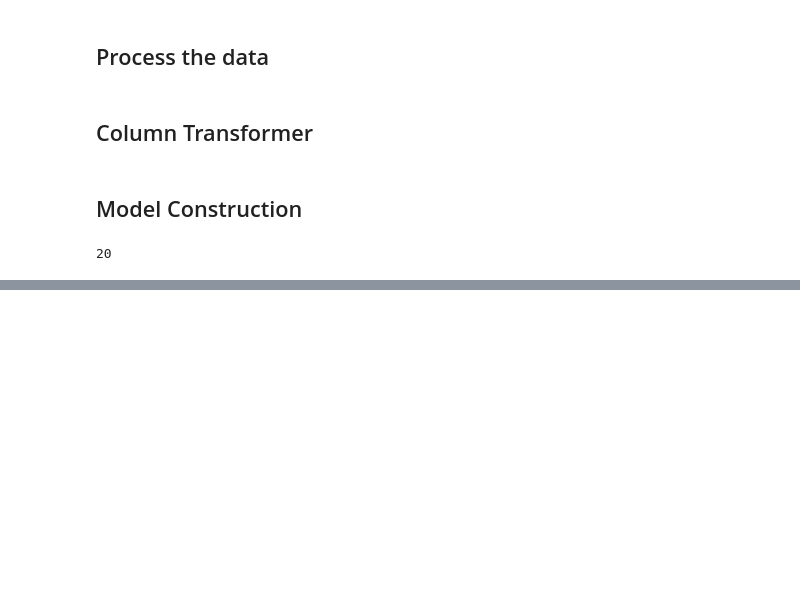
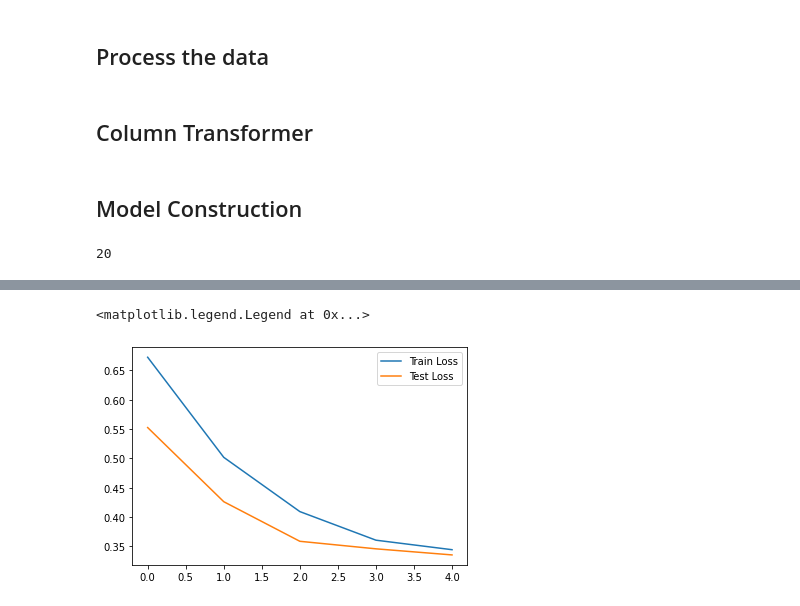
Before and after one commit to mvince33/Coding-Dojo, a Jupyter notebook: week11/simple_neural_network_exercise.ipynb, the cells around one changed output, grey strips where cells are left out. Drawn from its saved outputs; the diff is of its cells as text; code cells hidden in the pictures; blank space fills up the shorter version.

```diff
--- a/week11/simple_neural_network_exercise.ipynb
+++ b/week11/simple_neural_network_exercise.ipynb
@@ -154,0 +192,17 @@ plt.legend()
+# %%
+# Instantiate another model
+model2 = Sequential()
+# %%
+# Add some hidden layers
+model2.add(Dense(20, input_dim = input_nodes, activation = 'tanh'))
+model2.add(Dense(20, activation = 'tanh'))
+model2.add(Dense(20, activation = 'tanh'))
+model2.add(Dense(1, activation = 'sigmoid'))
+# %%
+# Compile the model
+model2.compile(loss = 'bce', optimizer = 'adam')
+# %%
+# Train the model
+history = model2.fit(X_train, y_train,
+                    validation_data = (X_test, y_test),
+                    epochs = 5)
@@ -154,0 +220,7 @@ plt.legend()
+# %%
+plt.plot(history.history['loss'], label = 'Train Loss')
+plt.plot(history.history['val_loss'], label = 'Test Loss')
+plt.legend()
+# %% [output]
+<matplotlib.legend.Legend at 0x...>
+[figure, added]
```
Also changed, not shown: parts of 8 cells of this notebook.
